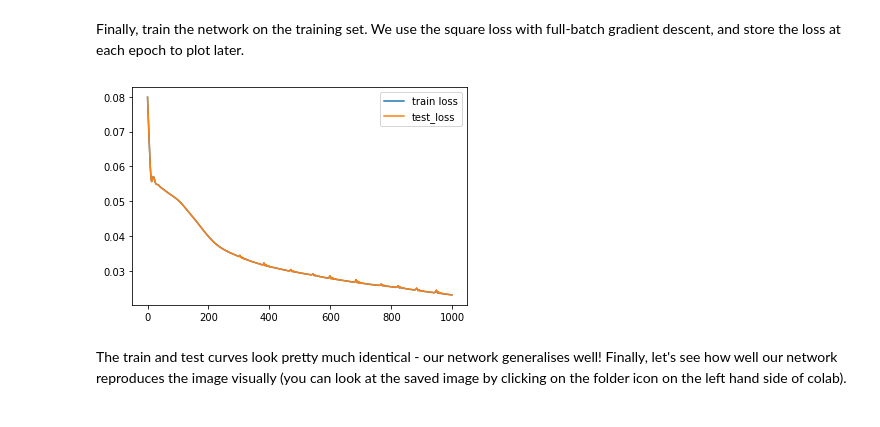
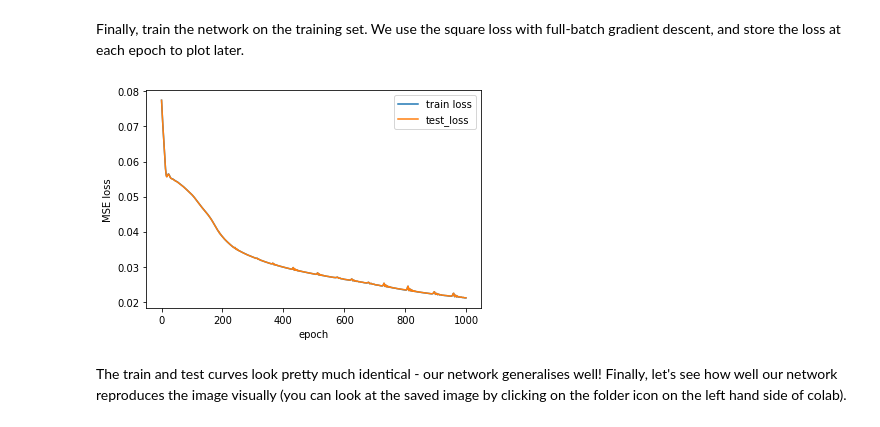
Before and after one commit to lemacdonald/CoordinateNetworksExercise, a Jupyter notebook: CoordinateNetworkExercise.ipynb, the cells around one changed output. Drawn from its saved outputs; the diff is of its cells as text; code cells hidden in the pictures.

```diff
--- a/CoordinateNetworkExercise.ipynb
+++ b/CoordinateNetworkExercise.ipynb
@@ -70,33 +70,35 @@ Finally, train the network on the training set. We use the square loss with full
 # %%
 # optimiser
 optimizer = optim.Adam(net.parameters(), lr=1e-3, betas=(0.9, 0.999), weight_decay=1e-8)
 criterion = nn.MSELoss()
 
 # training loop
 epoch = 1000
 x = np.arange(epoch)
 y_train = np.zeros(epoch)
 y_test = np.zeros(epoch)
 
 for i in range(epoch):
   with torch.no_grad():
     output_test = net(test_data)
     loss_test = criterion(output_test, test_targets)
     y_test[i] = loss_test
 
   optimizer.zero_grad()
   output = net(train_data)
   loss = criterion(output, train_targets)
   y_train[i] = loss
   loss.backward()
   optimizer.step()
 
 plt.plot(x,y_train, label="train loss")
 plt.plot(x,y_test, label="test_loss")
 plt.legend(loc="upper right")
+plt.xlabel("epoch")
+plt.ylabel("MSE loss")
 plt.show()
 # %% [output]
-[figure, old version]
+[figure, new version]
 # %% [markdown]
 The train and test curves look pretty much identical - our network generalises well!  Finally, let's see how well our network reproduces the image visually (you can look at the saved image by clicking on the folder icon on the left hand side of colab).
 # %%
```
Also changed, not shown: parts of 2 cells of this notebook.
